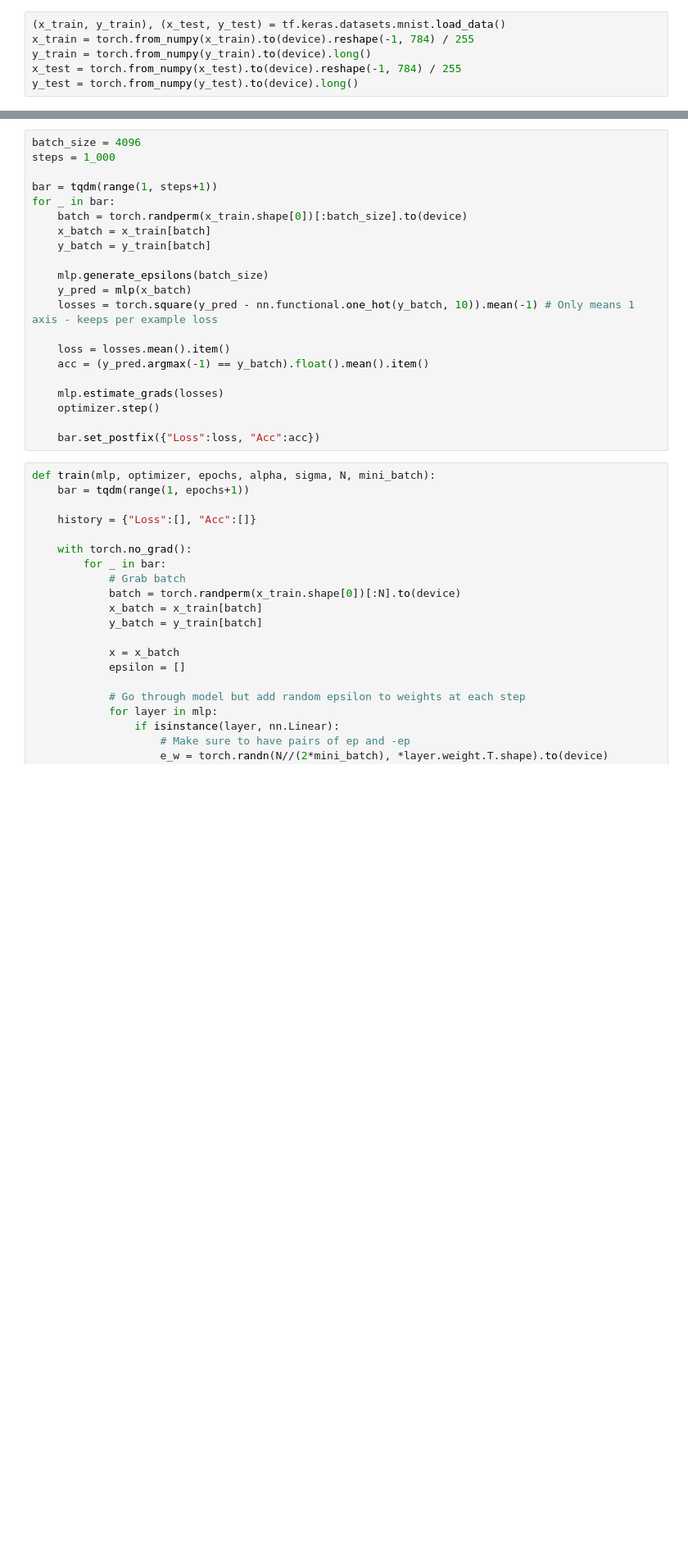
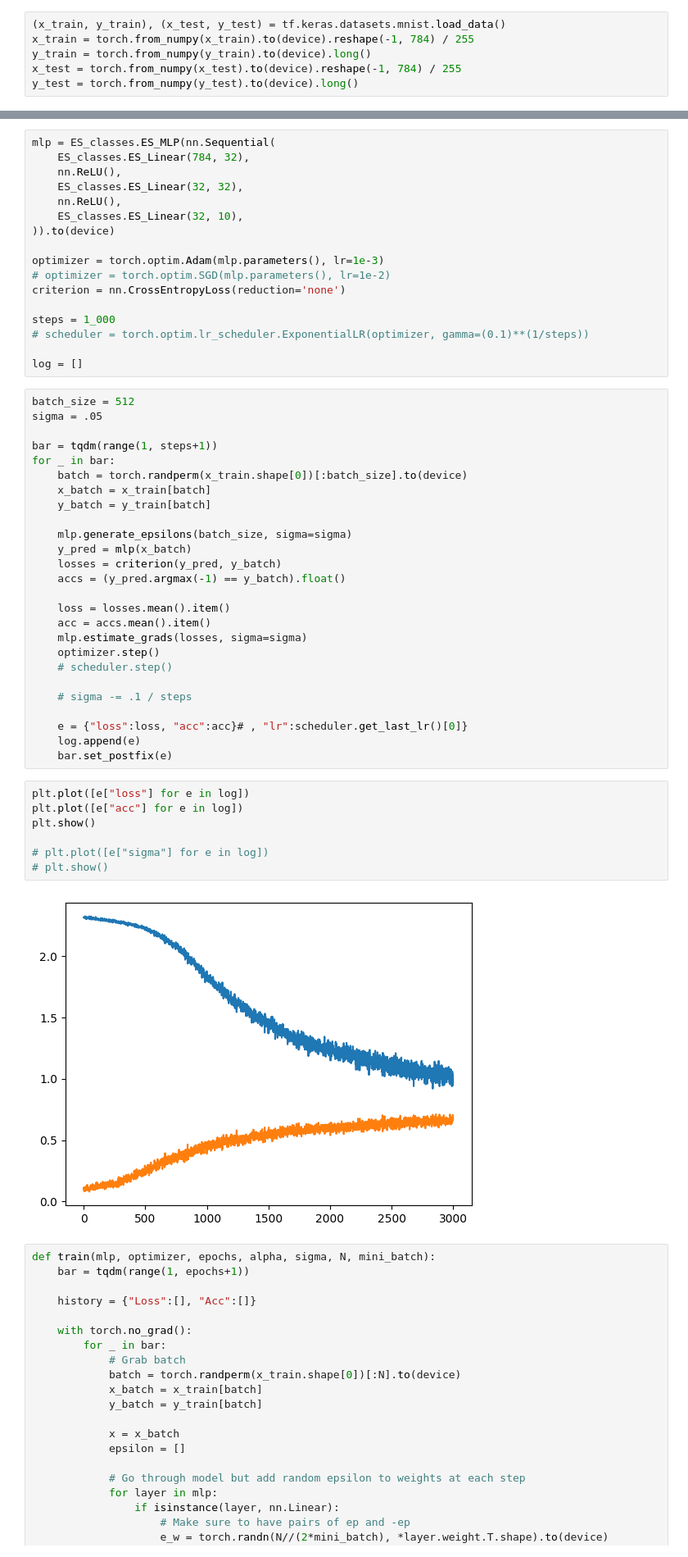
Before and after one commit to bunnalec/NeuralGraphPaper, a Jupyter notebook: ES/ES_test.ipynb, the cells around one changed output, grey strips where cells are left out. Shown at 82% size. Cells and saved outputs as stored; diff of their text form; blank space fills up the shorter version.

```diff
--- a/ES/ES_test.ipynb
+++ b/ES/ES_test.ipynb
@@ -27,6 +25,23 @@ optimizer = torch.optim.Adam(mlp.parameters(), lr=1e-2)
+# %%
+mlp = ES_classes.ES_MLP(nn.Sequential(
+    ES_classes.ES_Linear(784, 32),
+    nn.ReLU(),
+    ES_classes.ES_Linear(32, 32),
+    nn.ReLU(),
+    ES_classes.ES_Linear(32, 10),
+)).to(device)
+
+optimizer = torch.optim.Adam(mlp.parameters(), lr=1e-3)
+# optimizer = torch.optim.SGD(mlp.parameters(), lr=1e-2)
+criterion = nn.CrossEntropyLoss(reduction='none')
+
+steps = 1_000
+# scheduler = torch.optim.lr_scheduler.ExponentialLR(optimizer, gamma=(0.1)**(1/steps))
+
+log = []
 # %%
-batch_size = 4096
-steps = 1_000
+batch_size = 512
+sigma = .05
 
 bar = tqdm(range(1, steps+1))
 for _ in bar:
@@ -34,17 +49,31 @@ for _ in bar:
     x_batch = x_train[batch]
     y_batch = y_train[batch]
 
-    mlp.generate_epsilons(batch_size)
+    mlp.generate_epsilons(batch_size, sigma=sigma)
     y_pred = mlp(x_batch)
-    losses = torch.square(y_pred - nn.functional.one_hot(y_batch, 10)).mean(-1) # Only means 1 axis - keeps per example loss
+    losses = criterion(y_pred, y_batch)
+    accs = (y_pred.argmax(-1) == y_batch).float()
 
     loss = losses.mean().item()
-    acc = (y_pred.argmax(-1) == y_batch).float().mean().item()
+    acc = accs.mean().item()
+    mlp.estimate_grads(losses, sigma=sigma)
+    optimizer.step()
+    # scheduler.step()
 
-    mlp.estimate_grads(losses)
-    optimizer.step()
+    # sigma -= .1 / steps
 
-    bar.set_postfix({"Loss":loss, "Acc":acc})
+    e = {"loss":loss, "acc":acc}# , "lr":scheduler.get_last_lr()[0]}
+    log.append(e)
+    bar.set_postfix(e)
+# %%
+plt.plot([e["loss"] for e in log])
+plt.plot([e["acc"] for e in log])
+plt.show()
+
+# plt.plot([e["sigma"] for e in log])
+# plt.show()
+# %% [output]
+[figure, added]
 # %%
 def train(mlp, optimizer, epochs, alpha, sigma, N, mini_batch):
     bar = tqdm(range(1, epochs+1))
```
Also changed, not shown: parts of 3 cells of this notebook, 25 other files.
